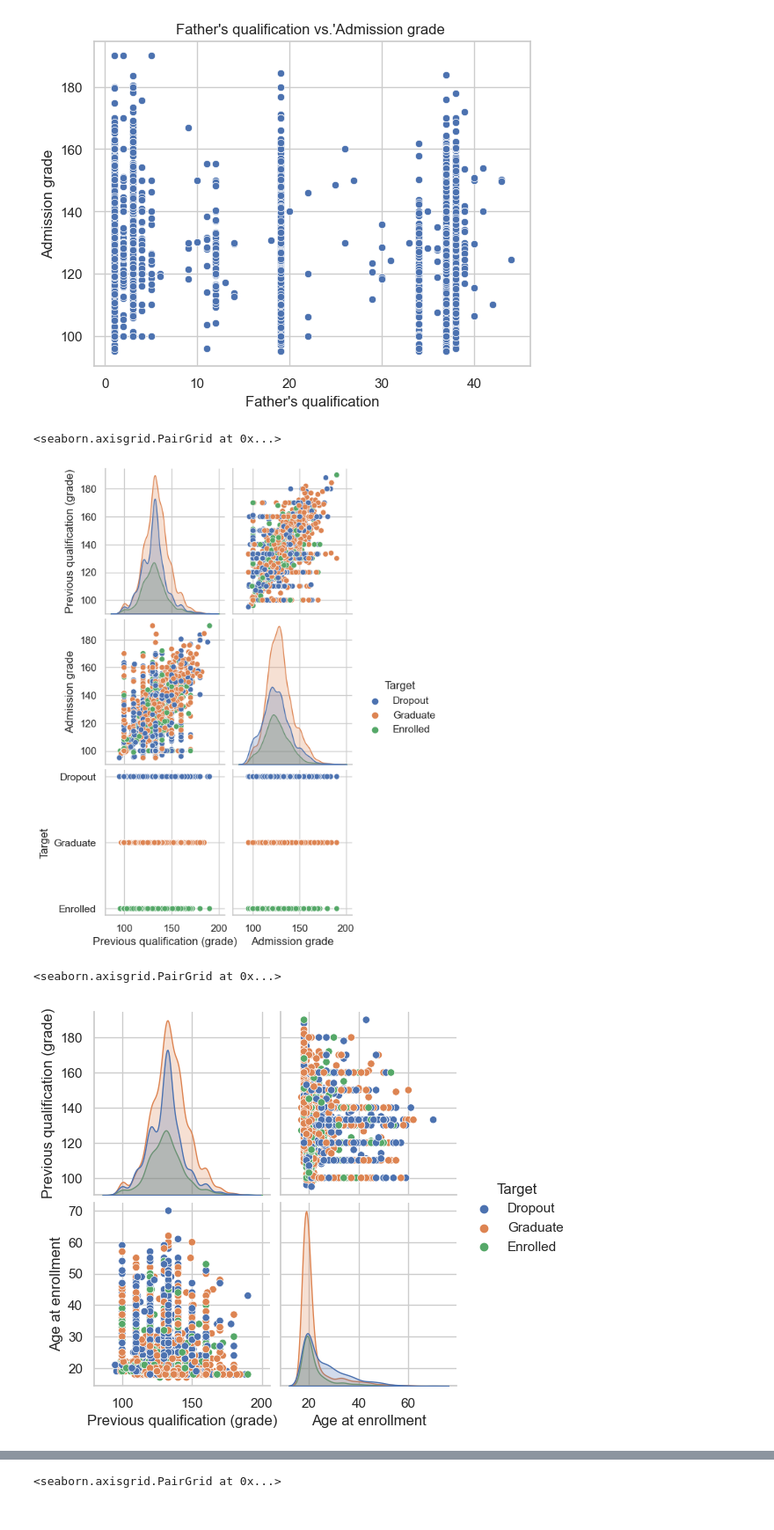
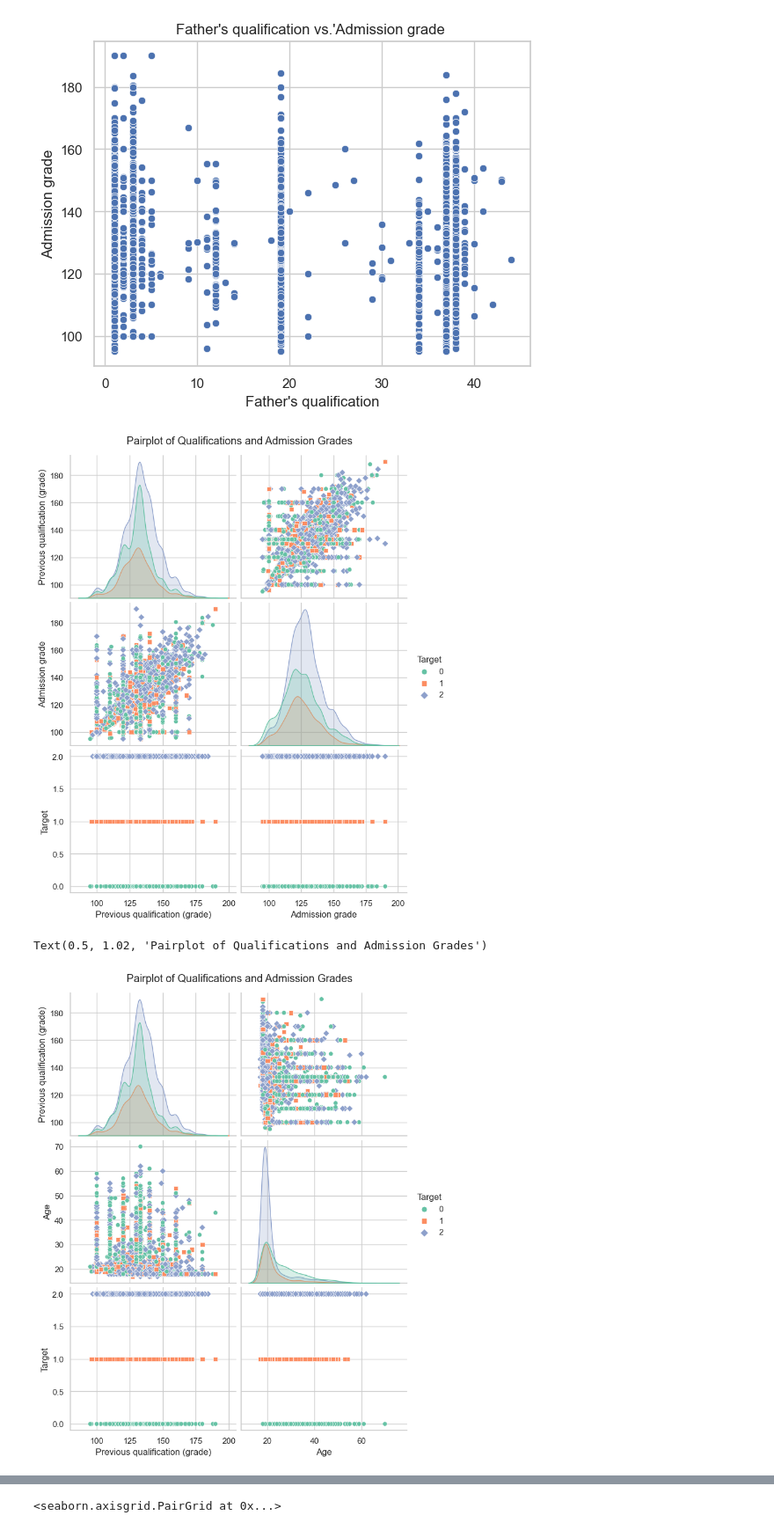
Before and after one commit to d-e-o-lab/MCS7103EDAssignment, a Jupyter notebook: predict_students_dropout_and_academic_success.ipynb, the cells around one changed output, grey strips where cells are left out. Shown at 88% size. Saved outputs shown, nothing was run; the diff lists cells and outputs as text; code cells hidden in the pictures.

```diff
--- a/predict_students_dropout_and_academic_success.ipynb
+++ b/predict_students_dropout_and_academic_success.ipynb
@@ -185,3 +205,5 @@ dtype: int64
+# %%
+data_frame.rename(columns = {'Age at enrollment':'Age'}, inplace = True)
 # %%
 # EXPLORATORY DATA ANALYSIS
 # %%
@@ -307,0 +326,6 @@ for column in categorical_columns:
+# %%
+data_frame['Target'] = data_frame['Target'].map({
+    'Dropout':0,
+    'Enrolled':1,
+    'Graduate':2
+})
@@ -446,14 +474,37 @@ plt.title("Father's qualification vs.'Admission grade ")
 Text(0.5, 1.0, "Father's qualification vs.'Admission grade ")
 [figure]
 # %%
-sns.pairplot(data_frame, x_vars=['Previous qualification (grade)','Admission grade'],
-            y_vars=['Previous qualification (grade)','Admission grade','Target'],hue="Target")
+pairplot = sns.pairplot(
+    data_frame,
+    x_vars=['Previous qualification (grade)', 'Admission grade'],
+    y_vars=['Previous qualification (grade)', 'Admission grade', 'Target'],
+    hue='Target',
+    palette='Set2',  # You can choose any color palette
+    markers=['o', 's', 'D'],  # Different markers for each category
+    height=3,  # Set size of individual plots
+    aspect=1.2  # Adjust aspect ratio
+)
+
+# Add a title
+plt.suptitle('Pairplot of Qualifications and Admission Grades', y=1.02)
+
+plt.show()
 # %% [output]
-<seaborn.axisgrid.PairGrid at 0x...>
-[figure, old version]
+[figure, new version]
 # %%
-sns.pairplot(data_frame, x_vars=['Previous qualification (grade)','Age at enrollment'],
-            y_vars=['Previous qualification (grade)','Age at enrollment'],hue="Target")
+pairplot = sns.pairplot(
+    data_frame,
+    x_vars=['Previous qualification (grade)','Age'],
+    y_vars=['Previous qualification (grade)','Age', 'Target'],
+    hue='Target',
+    palette='Set2',  # You can choose any color palette
+    markers=['o', 's', 'D'],  # Different markers for each category
+    height=3,  # Set size of individual plots
+    aspect=1.2  # Adjust aspect ratio
+)
+
+# Add a title
+plt.suptitle('Pairplot of Qualifications and Admission Grades', y=1.02)
 # %% [output]
-<seaborn.axisgrid.PairGrid at 0x...>
+Text(0.5, 1.02, 'Pairplot of Qualifications and Admission Grades')
-[figure, old version]
+[figure, new version]
```
Also changed, not shown: parts of 76 cells of this notebook.
